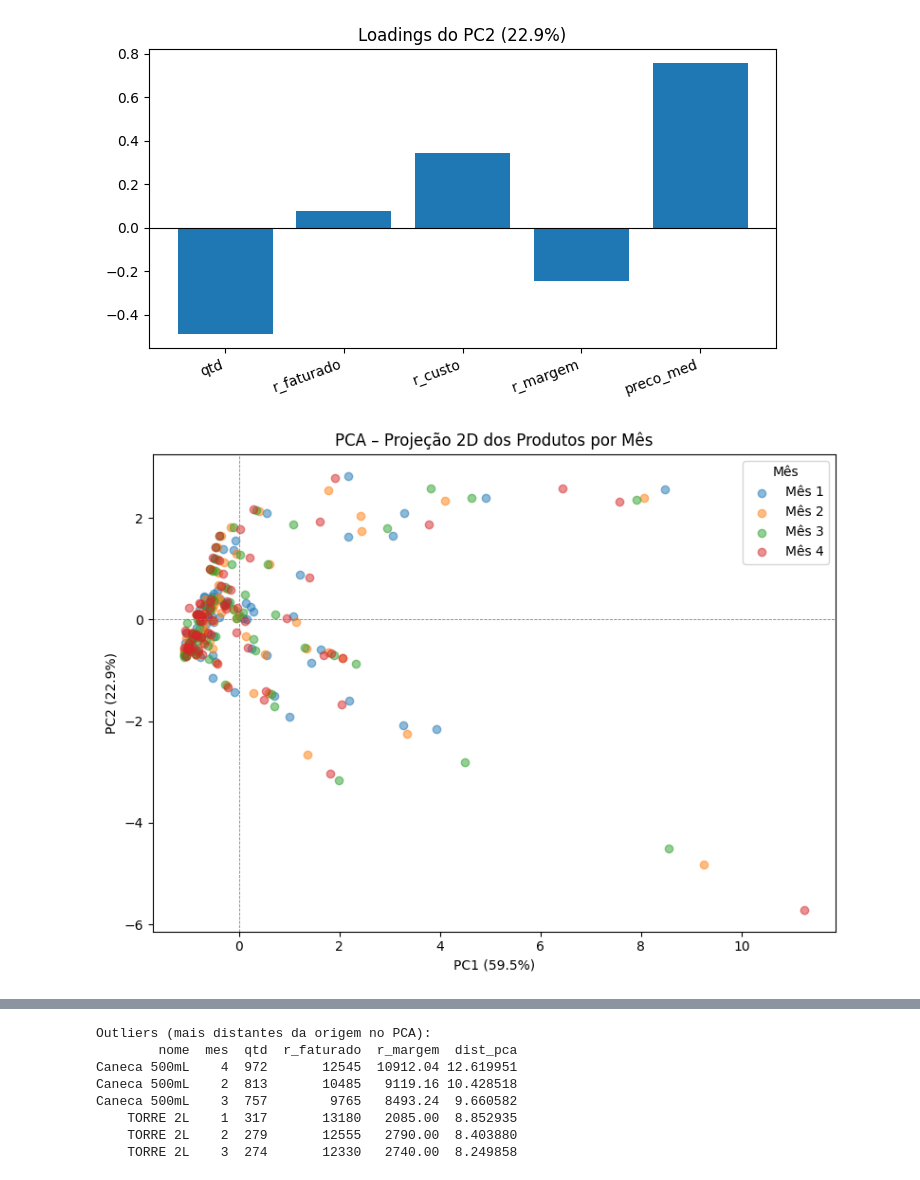
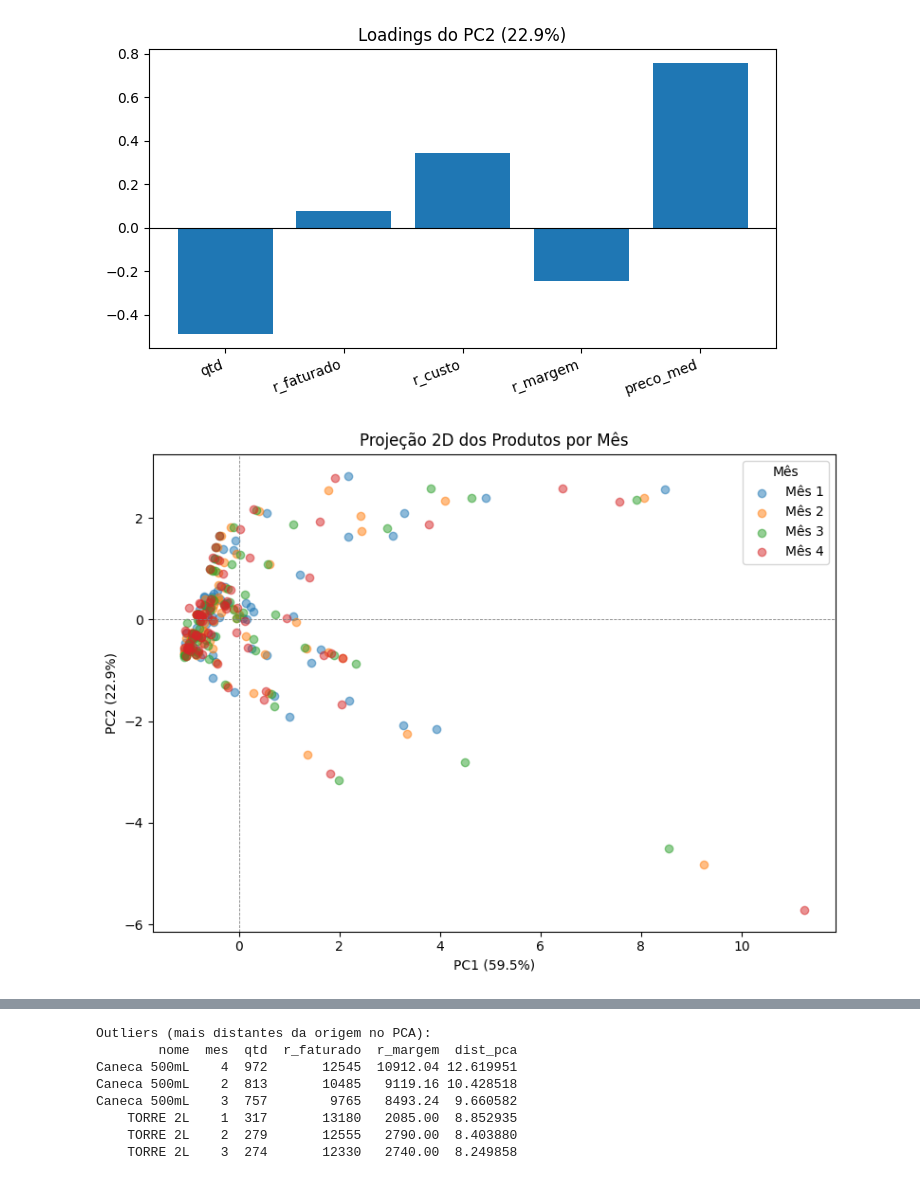
Before and after one commit to flavia-segadilha/atividade-pca-mds, a Jupyter notebook: atividadeCCD.ipynb, the cells around one changed output, grey strips where cells are left out. Saved outputs shown, nothing was run; the diff lists cells and outputs as text; code cells hidden in the pictures.

```diff
--- a/atividadeCCD.ipynb
+++ b/atividadeCCD.ipynb
@@ -235,18 +235,18 @@ Loadings PC2:
 # %%
 plt.figure(figsize=(8, 6))
 for mes in sorted(df['mes'].unique()):
     mask = df['mes'] == mes
     plt.scatter(X_pca[mask, 0], X_pca[mask, 1], label=f'Mês {mes}', alpha=0.5)
 plt.axhline(0, color='gray', linewidth=0.6, linestyle='--')
 plt.axvline(0, color='gray', linewidth=0.6, linestyle='--')
 plt.xlabel(f'PC1 ({var1:.1f}%)')
 plt.ylabel(f'PC2 ({var2:.1f}%)')
-plt.title('PCA – Projeção 2D dos Produtos por Mês')
+plt.title('Projeção 2D dos Produtos por Mês')
 plt.legend(title='Mês')
 plt.tight_layout()
 plt.show()
 # %% [output]
-[figure, old version]
+[figure, new version]
 # %%
 D = pairwise_distances(X_std, metric='euclidean')
 
```
Also changed, not shown: parts of 1 cell of this notebook.
